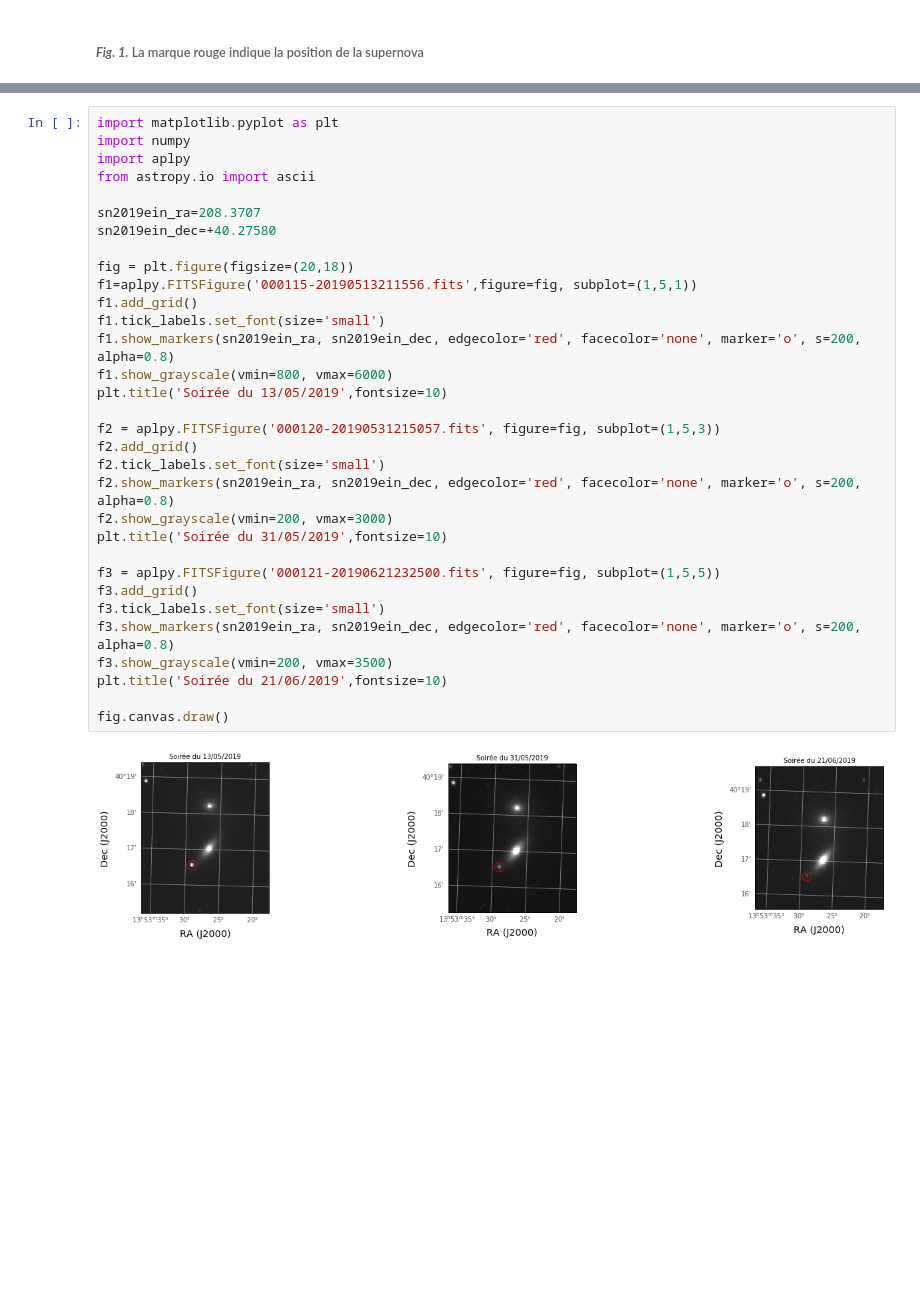
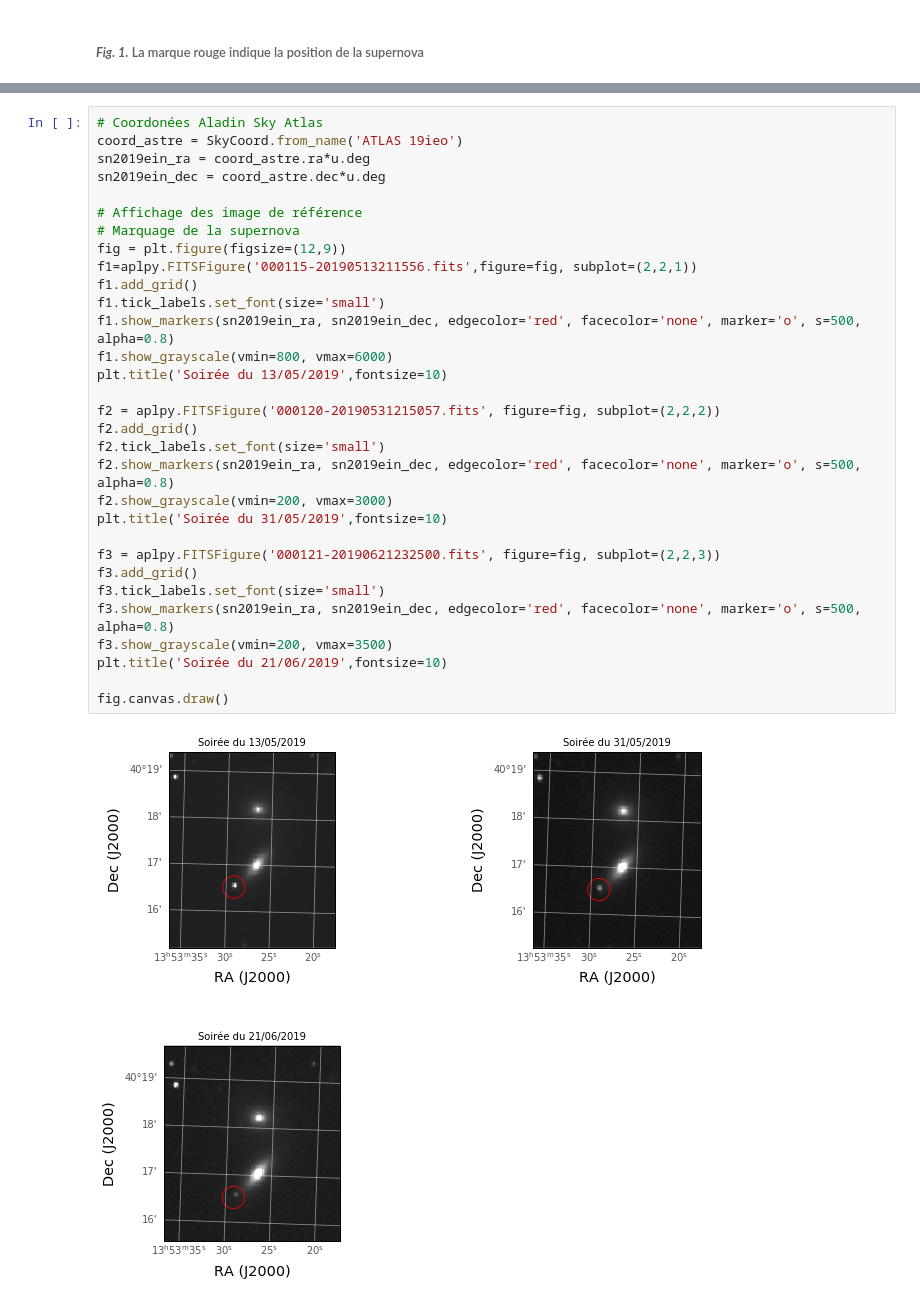
Before and after one commit to dtouzan/sn2019ein, a Jupyter notebook: sn2019ein.ipynb, the cells around one changed output, grey strips where cells are left out. Cells and saved outputs as stored; diff of their text form; blank space fills up the shorter version.

```diff
--- a/sn2019ein.ipynb
+++ b/sn2019ein.ipynb
@@ -466,36 +223,35 @@ plt.show()
 ##### Pour indiquer le repérage les images des deux soirées on d'abord été calibrées avec le logiciel **Iris** pour avoir deux images  médian" (médian de 17 images de 300 sec) puis avec le logiciel **Aladin Sky Atlas** une calibration astrométrique est appliquée pour indiquer les coordonées **WCS**.
 # %%
-import matplotlib.pyplot as plt
-import numpy
-import aplpy
-from astropy.io import ascii
+# Coordonées Aladin Sky Atlas
+coord_astre = SkyCoord.from_name('ATLAS 19ieo')
+sn2019ein_ra = coord_astre.ra*u.deg
+sn2019ein_dec = coord_astre.dec*u.deg
 
-sn2019ein_ra=208.3707
-sn2019ein_dec=+40.27580
-
-fig = plt.figure(figsize=(20,18))
-f1=aplpy.FITSFigure('000115-20190513211556.fits',figure=fig, subplot=(1,5,1))
+# Affichage des image de référence
+# Marquage de la supernova
+fig = plt.figure(figsize=(12,9))
+f1=aplpy.FITSFigure('000115-20190513211556.fits',figure=fig, subplot=(2,2,1))
 f1.add_grid()
 f1.tick_labels.set_font(size='small')
-f1.show_markers(sn2019ein_ra, sn2019ein_dec, edgecolor='red', facecolor='none', marker='o', s=200, alpha=0.8)
+f1.show_markers(sn2019ein_ra, sn2019ein_dec, edgecolor='red', facecolor='none', marker='o', s=500, alpha=0.8)
 f1.show_grayscale(vmin=800, vmax=6000)
 plt.title('Soirée du 13/05/2019',fontsize=10)
 
-f2 = aplpy.FITSFigure('000120-20190531215057.fits', figure=fig, subplot=(1,5,3))
+f2 = aplpy.FITSFigure('000120-20190531215057.fits', figure=fig, subplot=(2,2,2))
 f2.add_grid()
 f2.tick_labels.set_font(size='small')
-f2.show_markers(sn2019ein_ra, sn2019ein_dec, edgecolor='red', facecolor='none', marker='o', s=200, alpha=0.8)
+f2.show_markers(sn2019ein_ra, sn2019ein_dec, edgecolor='red', facecolor='none', marker='o', s=500, alpha=0.8)
 f2.show_grayscale(vmin=200, vmax=3000)
 plt.title('Soirée du 31/05/2019',fontsize=10)
 
-f3 = aplpy.FITSFigure('000121-20190621232500.fits', figure=fig, subplot=(1,5,5))
+f3 = aplpy.FITSFigure('000121-20190621232500.fits', figure=fig, subplot=(2,2,3))
 f3.add_grid()
 f3.tick_labels.set_font(size='small')
-f3.show_markers(sn2019ein_ra, sn2019ein_dec, edgecolor='red', facecolor='none', marker='o', s=200, alpha=0.8)
+f3.show_markers(sn2019ein_ra, sn2019ein_dec, edgecolor='red', facecolor='none', marker='o', s=500, alpha=0.8)
 f3.show_grayscale(vmin=200, vmax=3500)
 plt.title('Soirée du 21/06/2019',fontsize=10)
 
 fig.canvas.draw()
 # %% [output]
-[figure, old version]
+[figure, new version]
 # %% [markdown]
```
Also changed, not shown: parts of 22 cells of this notebook, 3 other files.
